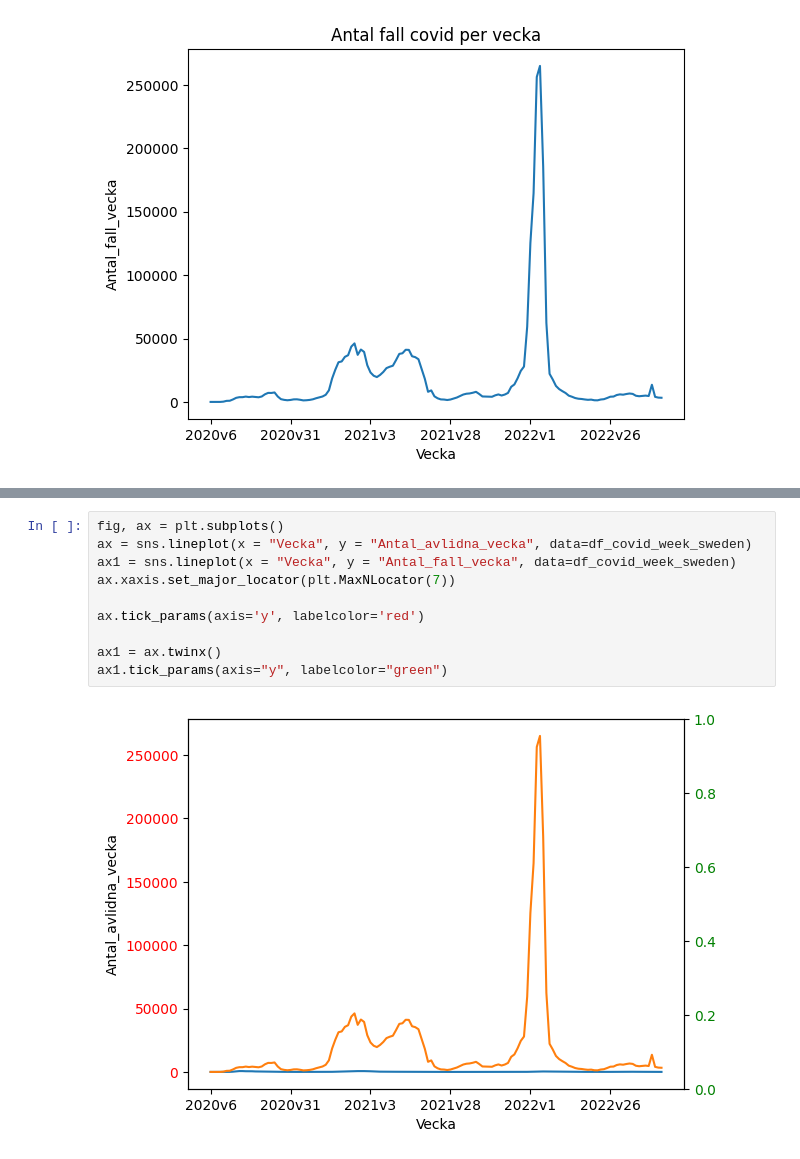
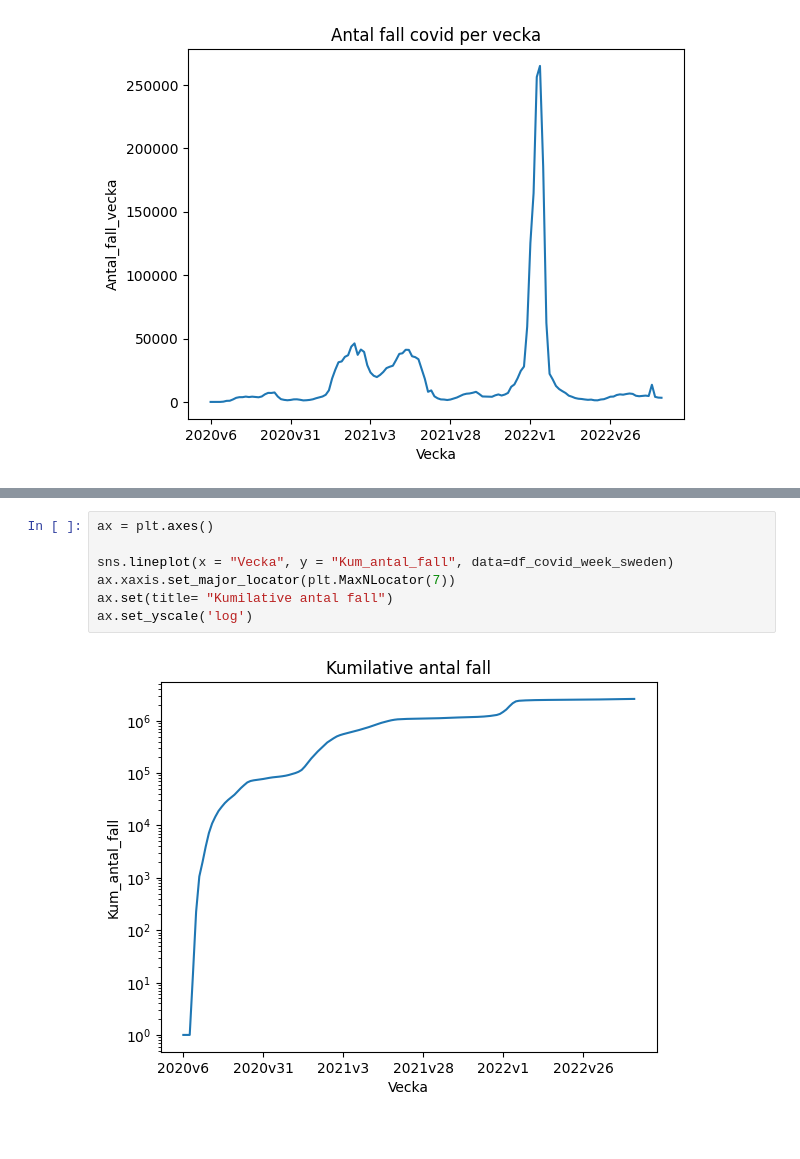
Before and after one commit to SCGlass/Data-Processing-Sam-Glass, a Jupyter notebook: Lab_Covid/Lab_covid.ipynb, the cells around one changed output, grey strips where cells are left out. Cells and saved outputs as stored; diff of their text form; blank space fills up the shorter version.

```diff
--- a/Lab_Covid/Lab_covid.ipynb
+++ b/Lab_Covid/Lab_covid.ipynb
@@ -132,14 +133,11 @@ ax1.set_yscale('log')
 # %% [output]
 [figure]
 # %%
-fig, ax = plt.subplots()
-ax = sns.lineplot(x = "Vecka", y = "Antal_avlidna_vecka", data=df_covid_week_sweden)
-ax1 = sns.lineplot(x = "Vecka", y = "Antal_fall_vecka", data=df_covid_week_sweden)
+ax = plt.axes()
+
+sns.lineplot(x = "Vecka", y = "Kum_antal_fall", data=df_covid_week_sweden)
 ax.xaxis.set_major_locator(plt.MaxNLocator(7))
-
-ax.tick_params(axis='y', labelcolor='red')
-
-ax1 = ax.twinx()
-ax1.tick_params(axis="y", labelcolor="green")
+ax.set(title= "Kumilative antal fall")
+ax.set_yscale('log')
 # %% [output]
-[figure, old version]
+[figure, new version]
```
Also changed, not shown: parts of 3 cells of this notebook.
